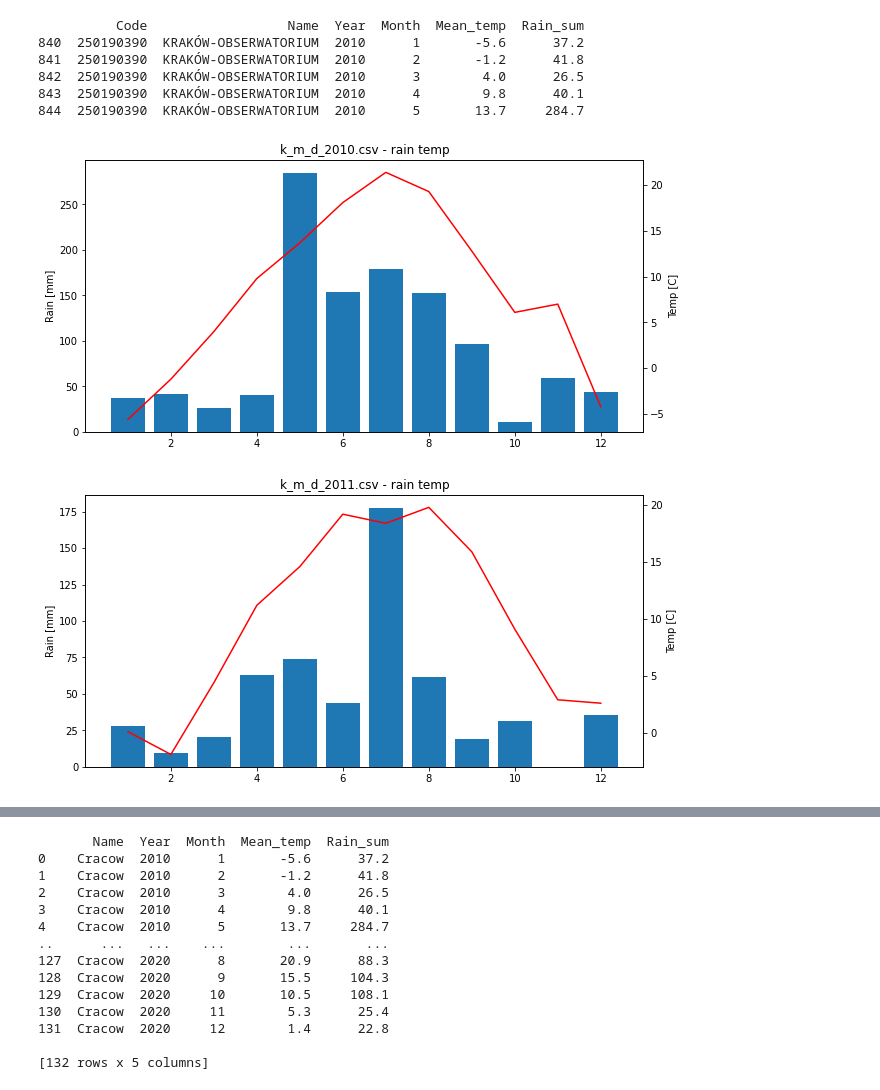
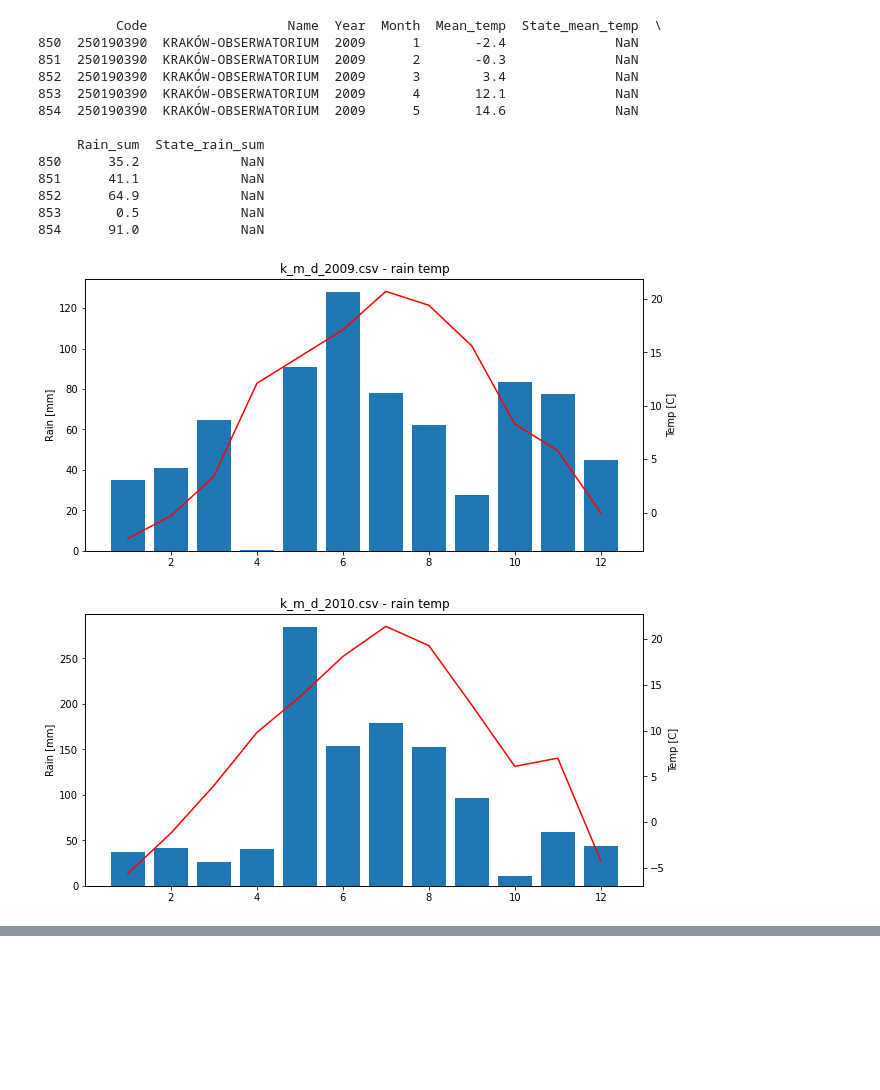
Before and after one commit to JakubBurczyk/DA_WeatherModel, a Jupyter notebook: tidy.ipynb, the cells around one changed output, grey strips where cells are left out. Drawn from its saved outputs; the diff is of its cells as text; code cells hidden in the pictures; blank space fills up the shorter version.

```diff
--- a/tidy.ipynb
+++ b/tidy.ipynb
@@ -62,9 +62,6 @@ for cdata in climate_data:
     df.drop(columns=["Days_w_rain"],inplace=True)
     df.drop(columns=["Days_w_snow"],inplace=True)
 
-    df.drop(columns=["State_mean_temp"],inplace=True)
-    df.drop(columns=["State_rain_sum"],inplace=True)
-
     df.drop(df[df["Name"] != "KRAKÓW-OBSERWATORIUM"].index, inplace=True)
 # %%
 hydro_keys = list(hydro_data.keys())
@@ -72,7 +69,7 @@ print(hydro_data[hydro_keys[0]].head())
 
 for key in hydro_keys:
     df: pd.DataFrame
-    df = hydro_data[key]
+    df = df = hydro_data[key]
     plt.plot(df["Water_month"],df["Height"])
     #print(df["Water_year"])
     plt.title(f"{key} - water height")
@@ -105,28 +103,35 @@ for key in hydro_keys:
 # %%
 climate_keys = list(climate_data.keys())
 print(climate_data[climate_keys[0]].head())
 
 for key in climate_keys:
     df: pd.DataFrame
-    df = climate_data[key]
+    df = df = climate_data[key]
 
     fig, ax1 = plt.subplots(figsize = (10, 5))
     ax2 = ax1.twinx()
 
 
     ax1.bar(df["Month"],df["Rain_sum"],)
     ax1.set_ylabel("Rain [mm]")
     ax2.plot(df["Month"],df["Mean_temp"],'r')
     ax2.set_ylabel("Temp [C]")
     #print(df["Water_year"])
     plt.title(f"{key} - rain temp")
     plt.show()
 # %% [output]
-          Code                  Name  Year  Month  Mean_temp  Rain_sum
-840  250190390  KRAKÓW-OBSERWATORIUM  2010      1       -5.6      37.2
-841  250190390  KRAKÓW-OBSERWATORIUM  2010      2       -1.2      41.8
-842  250190390  KRAKÓW-OBSERWATORIUM  2010      3        4.0      26.5
-843  250190390  KRAKÓW-OBSERWATORIUM  2010      4        9.8      40.1
-844  250190390  KRAKÓW-OBSERWATORIUM  2010      5       13.7     284.7
+          Code                  Name  Year  Month  Mean_temp  State_mean_temp  \
+850  250190390  KRAKÓW-OBSERWATORIUM  2009      1       -2.4              NaN
+851  250190390  KRAKÓW-OBSERWATORIUM  2009      2       -0.3              NaN
+852  250190390  KRAKÓW-OBSERWATORIUM  2009      3        3.4              NaN
+853  250190390  KRAKÓW-OBSERWATORIUM  2009      4       12.1              NaN
+854  250190390  KRAKÓW-OBSERWATORIUM  2009      5       14.6              NaN
+
+     Rain_sum  State_rain_sum
+850      35.2             NaN
+851      41.1             NaN
+852      64.9             NaN
+853       0.5             NaN
+854      91.0             NaN
-[figure, old version]
+[figure, new version]
-[figure, old version]
+[figure, new version]
@@ -142,28 +147,0 @@ for key in climate_keys:
-# %%
-merged_df = pd.DataFrame()
-
-for key in climate_keys:
-    merged_df = pd.concat([merged_df, climate_data[key]])
-
-merged_df['Name'].replace(["KRAKÓW-OBSERWATORIUM"], 'Cracow',inplace=True)
-merged_df.reset_index(inplace=True)
-merged_df.drop(columns=["index"],inplace=True)
-merged_df.drop(columns=["Code"],inplace=True)
-
-climate_data = merged_df
-print(climate_data)
-# %% [output]
-       Name  Year  Month  Mean_temp  Rain_sum
-0    Cracow  2010      1       -5.6      37.2
-1    Cracow  2010      2       -1.2      41.8
-2    Cracow  2010      3        4.0      26.5
-3    Cracow  2010      4        9.8      40.1
-4    Cracow  2010      5       13.7     284.7
-..      ...   ...    ...        ...       ...
-127  Cracow  2020      8       20.9      88.3
-128  Cracow  2020      9       15.5     104.3
-129  Cracow  2020     10       10.5     108.1
-130  Cracow  2020     11        5.3      25.4
-131  Cracow  2020     12        1.4      22.8
-
-[132 rows x 5 columns]
```
Also changed, not shown: parts of 2 cells of this notebook.
